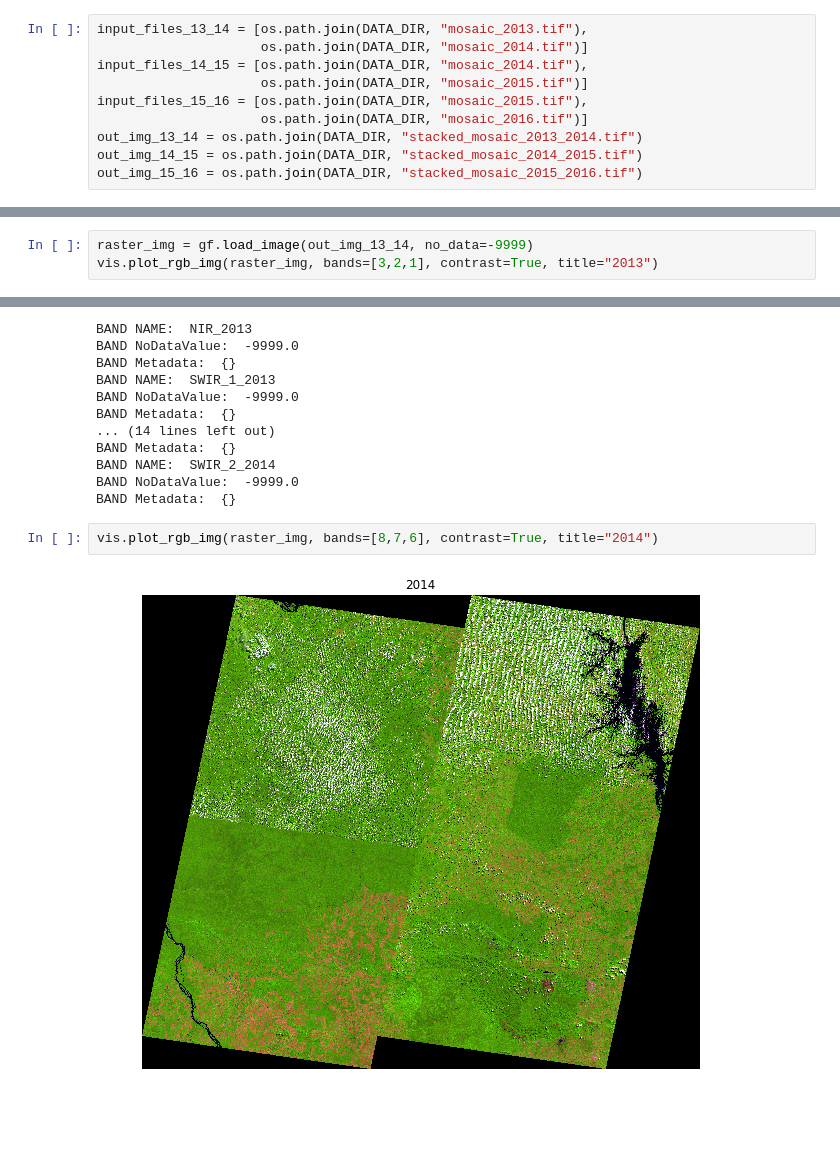
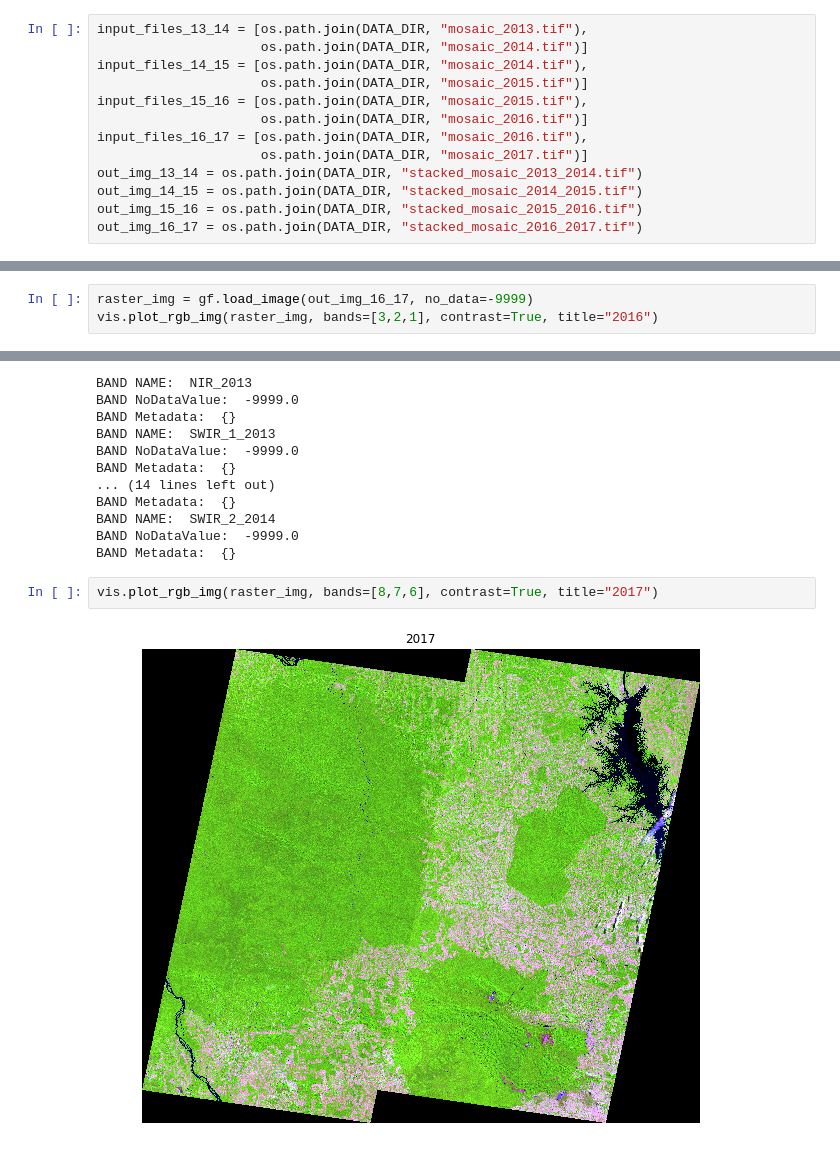
Before and after one commit to rvmaretto/deepgeo, a Jupyter notebook: notebooks/paper_deforestation_2018/stack_mosaics.ipynb, the cells around one changed output, grey strips where cells are left out. Saved outputs shown, nothing was run; the diff lists cells and outputs as text; blank space fills up the shorter version.

```diff
--- a/notebooks/paper_deforestation_2018/stack_mosaics.ipynb
+++ b/notebooks/paper_deforestation_2018/stack_mosaics.ipynb
@@ -36,9 +38,12 @@ input_files_14_15 = [os.path.join(DATA_DIR, "mosaic_2014.tif"),
                      os.path.join(DATA_DIR, "mosaic_2015.tif")]
 input_files_15_16 = [os.path.join(DATA_DIR, "mosaic_2015.tif"),
                      os.path.join(DATA_DIR, "mosaic_2016.tif")]
+input_files_16_17 = [os.path.join(DATA_DIR, "mosaic_2016.tif"),
+                     os.path.join(DATA_DIR, "mosaic_2017.tif")]
 out_img_13_14 = os.path.join(DATA_DIR, "stacked_mosaic_2013_2014.tif")
 out_img_14_15 = os.path.join(DATA_DIR, "stacked_mosaic_2014_2015.tif")
 out_img_15_16 = os.path.join(DATA_DIR, "stacked_mosaic_2015_2016.tif")
+out_img_16_17 = os.path.join(DATA_DIR, "stacked_mosaic_2016_2017.tif")
 # %%
 iutils.stack_temporal_images(input_files_13_14, out_img_13_14, band_names_13_14)
 # %%
@@ -48,4 +55,4 @@ iutils.stack_temporal_images(input_files_15_16, out_img_15_16, band_names_15_16)
 # %%
-raster_img = gf.load_image(out_img_13_14, no_data=-9999)
-vis.plot_rgb_img(raster_img, bands=[3,2,1], contrast=True, title="2013")
+raster_img = gf.load_image(out_img_16_17, no_data=-9999)
+vis.plot_rgb_img(raster_img, bands=[3,2,1], contrast=True, title="2016")
 # %% [output]
@@ -77,6 +84,6 @@ BAND NAME:  SWIR_2_2014
 BAND NoDataValue:  -9999.0
 BAND Metadata:  {}
 # %%
-vis.plot_rgb_img(raster_img, bands=[8,7,6], contrast=True, title="2014")
+vis.plot_rgb_img(raster_img, bands=[8,7,6], contrast=True, title="2017")
 # %% [output]
-[figure, old version]
+[figure, new version]
```
Also changed, not shown: parts of 3 cells of this notebook, 9 other files.
